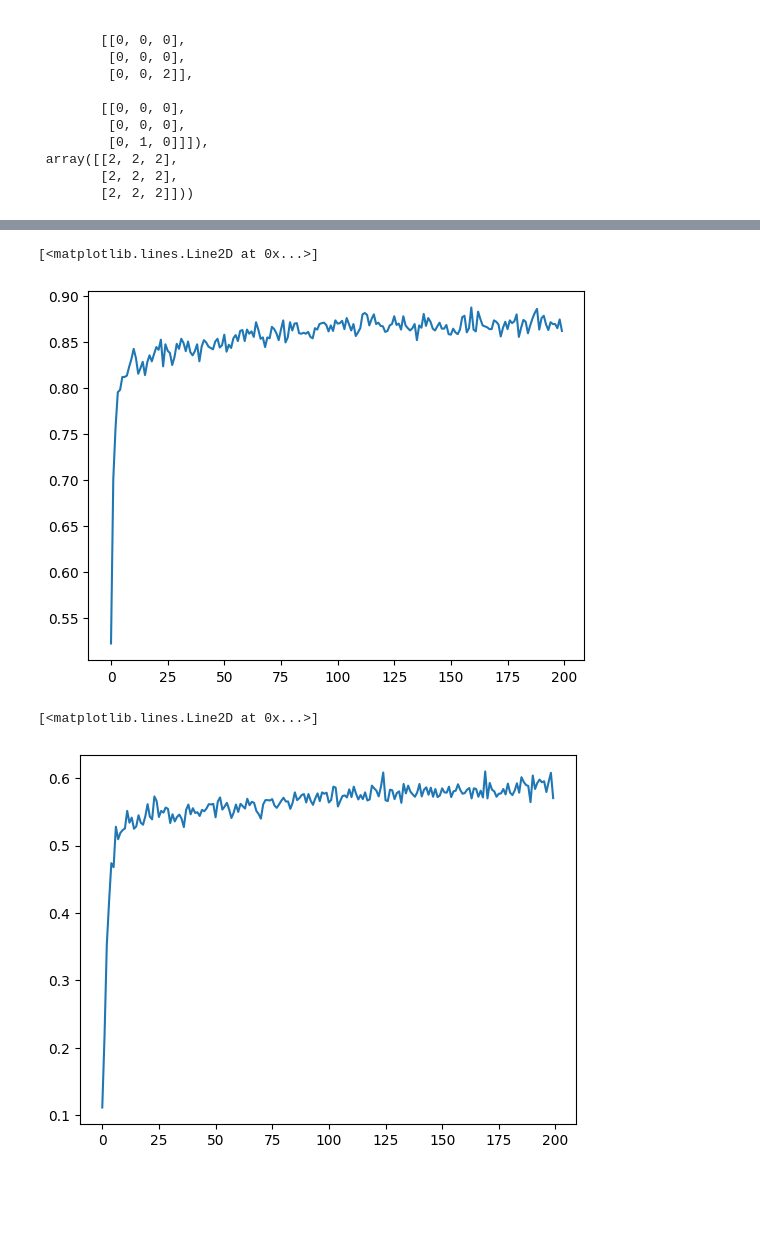
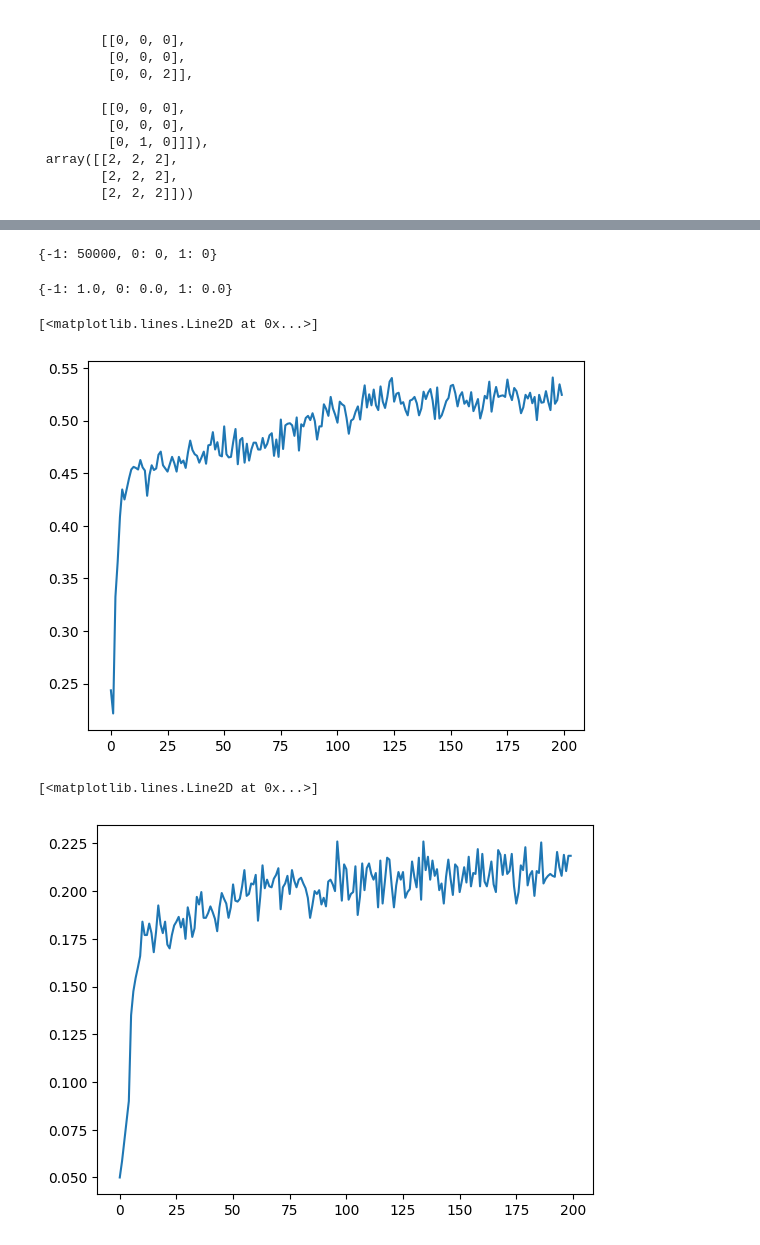
Before and after one commit to tolyan3212/isit, a Jupyter notebook: tic-tac-toe/tic-tac-toe.ipynb, the cells around one changed output, grey strips where cells are left out. Drawn from its saved outputs; the diff is of its cells as text; code cells hidden in the pictures; blank space fills up the shorter version.

```diff
--- a/tic-tac-toe/tic-tac-toe.ipynb
+++ b/tic-tac-toe/tic-tac-toe.ipynb
@@ -95,7 +99,7 @@ class Actor():
             # Если все поле уже заполнено
             return None
         next_state = None
-        if random_possible and random() < RANDOM_MOVE_POSSIBILITY:
+        if random_possible and random() < self.random_possibility:
             next_state = np.random.choice(next_states)
         else:
             states_cost = np.array([
@@ -129,6 +133,12 @@ class Actor():
         if ((state_matrix.diagonal() == self.figure).all() or
             (np.fliplr(state_matrix).diagonal() == self.figure).all()):
             return True
+
+    def set_lost(self, state_index):
+        self.costs[state_index] = 0
+        self.costs[self.previous_selected_state] += (
+            self.lr * (self.costs[state_index] - self.costs[self.previous_selected_state])
+        )
 # %%
 def train_match(actor_1, actor_2):
     state_index = 0
@@ -138,6 +148,7 @@ def train_match(actor_1, actor_2):
         state_index = actor_1.get_next_state(state_index)
         if state_index in actor_1.win_states:
             # Остановка если победил первый игрок
+            actor_2.set_lost(state_index)
             return 0
         state_index = actor_2.get_next_state(state_index)
         if state_index is None:
@@ -145,6 +156,7 @@ def train_match(actor_1, actor_2):
             return -1
         if state_index in actor_2.win_states:
             # Остановка если победил второй игрок
+            actor_1.set_lost(state_index)
             return 1
 # %%
 circles = Actor(True)
@@ -168,6 +180,26 @@ results
 # %%
 np.save('circles_costs.npy', circles.costs)
 np.save('crosses_costs.npy', crosses.costs)
+# %%
+results = {
+    -1: 0,
+    0: 0,
+    1: 0
+}
+crosses.is_learning = False
+circles.is_learning = False
+crosses.random_possibility = 0
+circles.random_possibility = 0
+for i in range(5*10**4):
+    winner = train_match(crosses, circles)
+    results[winner] += 1
+results
+# %% [output]
+{-1: 50000, 0: 0, 1: 0}
+# %%
+{i: val/(sum(results.values())) for i, val in results.items()}
+# %% [output]
+{-1: 1.0, 0: 0.0, 1: 0.0}
 # %%
 actors_count = 100
 crosses_new = [Actor(False) for _ in range(actors_count)]
@@ -185,34 +217,38 @@ for i in range(2*10**3):
                     count += 1
             c.is_learning = True
         scores.append(count/(scores_tries * actors_count))
+    circles.random_possibility = RANDOM_MOVE_POSSIBILITY
     for c in crosses_new:
-        winner = train_match(c, circles)
+        c.random_possibility = RANDOM_MOVE_POSSIBILITY
+       winner = train_match(c, circles)
 
 plt.plot(scores)
 # %% [output]
 [<matplotlib.lines.Line2D at 0x...>]
-[figure, old version]
+[figure, new version]
 # %%
 actors_count = 100
 circles_new = [Actor(True) for _ in range(actors_count)]
 scores = []
 scores_tries = 20
 crosses.is_learning = False
 for i in range(2*10**3):
     if i % 10 == 0:
         count = 0
         for c in circles_new:
             c.is_learning = False
             for _ in range(scores_tries):
                 winner = train_match(crosses, c)
                 if winner == 1:
                     count += 1
             c.is_learning = True
         scores.append(count/(scores_tries * actors_count))
+    crosses.random_possibility = RANDOM_MOVE_POSSIBILITY
     for c in circles_new:
+        c.random_possibility = RANDOM_MOVE_POSSIBILITY
         winner = train_match(crosses, c)
 
 plt.plot(scores)
 # %% [output]
 [<matplotlib.lines.Line2D at 0x...>]
-[figure, old version]
+[figure, new version]
```
Also changed, not shown: parts of 4 cells of this notebook, 2 other files.
